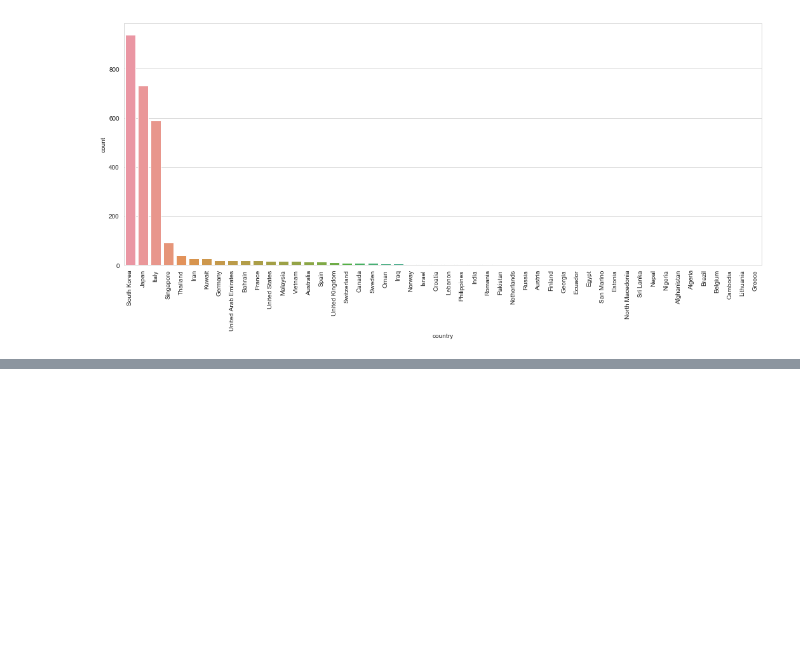
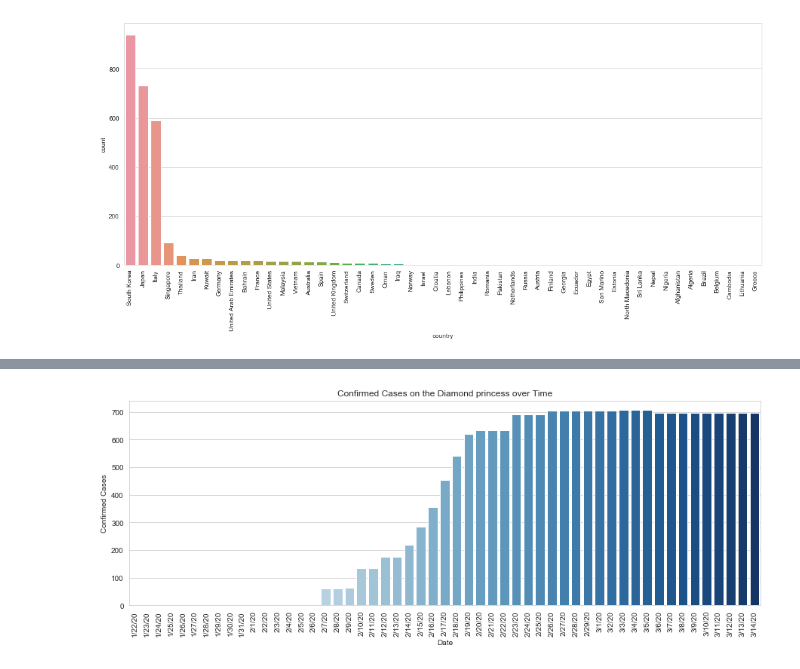
Before and after one commit to jsutch/covid-19, a Jupyter notebook: COVID-19 Analysis.ipynb, the cells around one changed output, grey strips where cells are left out. Saved outputs shown, nothing was run; the diff lists cells and outputs as text; code cells hidden in the pictures; blank space fills up the shorter version.

```diff
--- a/COVID-19 Analysis.ipynb
+++ b/COVID-19 Analysis.ipynb
@@ -178,0 +301,11 @@ plt.show()
+# %%
+plot_data2 = data10[data10['Province/State']=='Diamond Princess'].tail(1).sum().drop(['Province/State','Country/Region','Lat','Long'])
+plt.figure(figsize=(15,5))
+sns.barplot(plot_data2.index,plot_data2,palette='Blues')
+plt.xticks(rotation=90)
+plt.xlabel("Date")
+plt.ylabel("Confirmed Cases")
+plt.title("Confirmed Cases on the Diamond princess over Time")
+plt.show()
+# %% [output]
+[figure, added]
```
Also changed, not shown: parts of 10 cells of this notebook.
